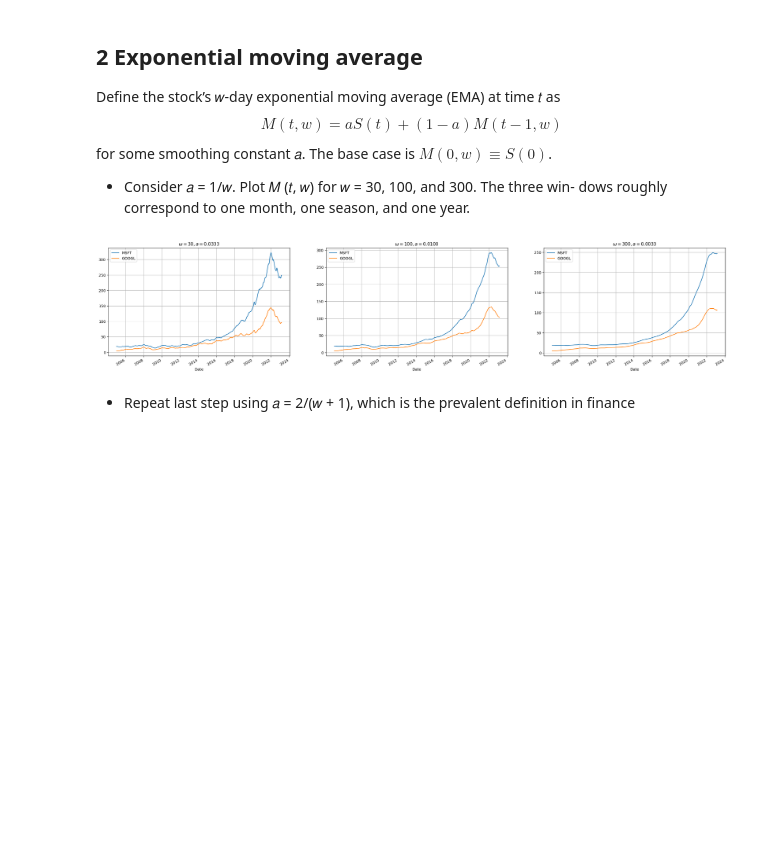
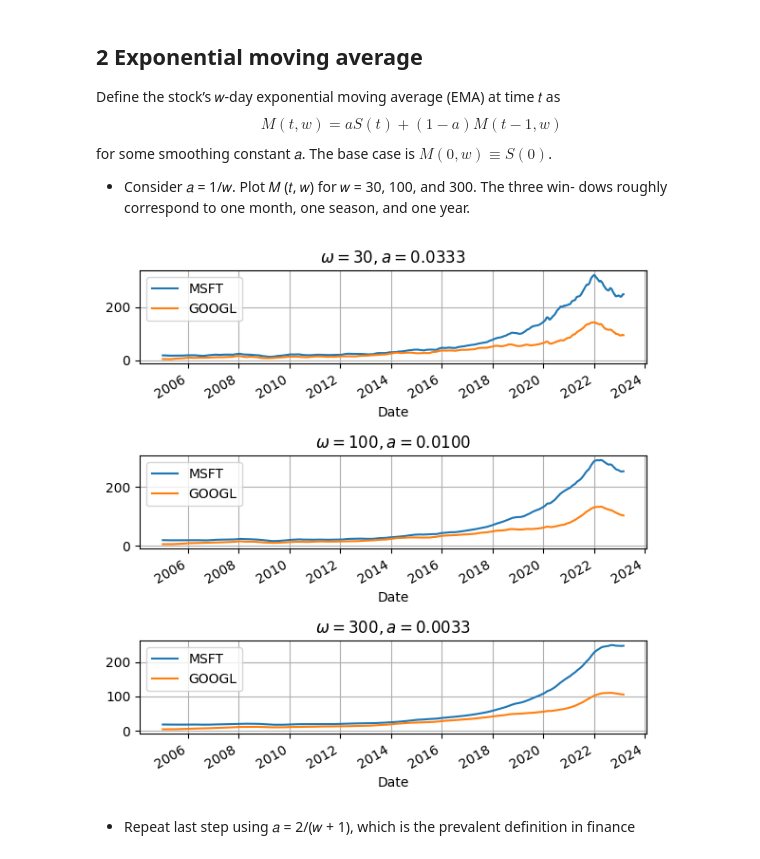
Before and after one commit to Algebra-FUN/MSDM5058, a Jupyter notebook: projects/I/code/main.ipynb, the cells around one changed output. Drawn from its saved outputs; the diff is of its cells as text; code cells hidden in the pictures; blank space fills up the shorter version.

```diff
--- a/projects/I/code/main.ipynb
+++ b/projects/I/code/main.ipynb
@@ -93,15 +98,17 @@ def EMA(S:pd.DataFrame,omega=30,afn=lambda w:1/w):
 # %%
 afn = lambda w:1/w
 Ms = {w:EMA(S,w,afn=afn) for w in (30,100,300)}
 num = len(Ms)
-fig, axes = plt.subplots(1,3,figsize=(30,6))
+fig, axes = plt.subplots(3,1,figsize=(6,6))
 for ax,(w,M) in zip(axes,Ms.items()):
     M.plot(ax=ax)
     ax.set_title(rf"$\omega={w},a={afn(w):.4f}$")
     ax.grid(True)
+fig.tight_layout()
+plt.savefig("../img/ema1.pdf")
 plt.show()
 # %% [output]
-[figure, old version]
+[figure, new version]
 # %% [markdown]
 - Repeat last step using 𝑎 = 2/(𝑤 + 1), which is the prevalent definition in
 finance
```
Also changed, not shown: parts of 19 cells of this notebook, 2 other files.
